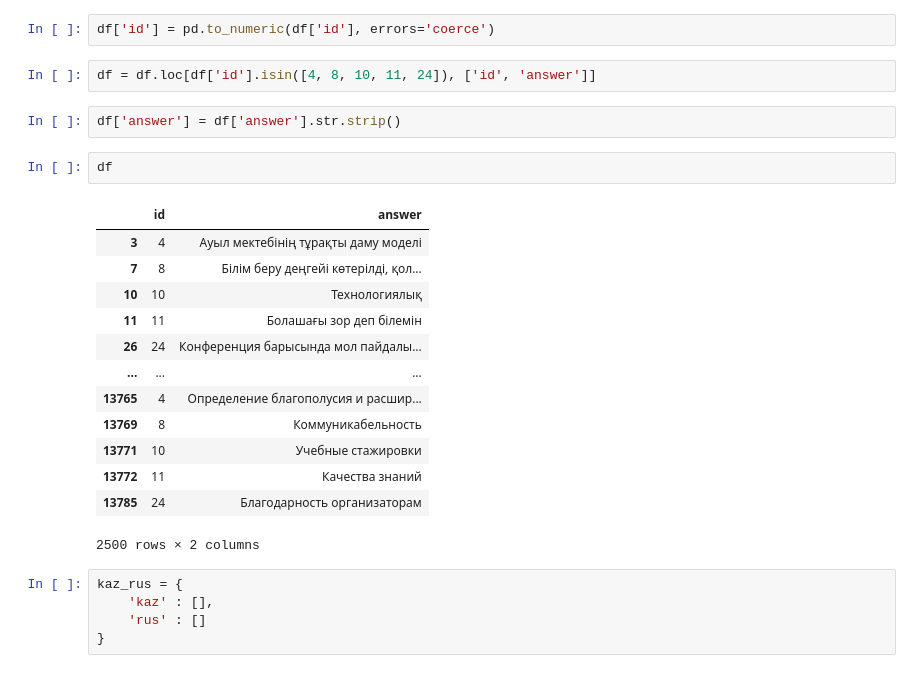
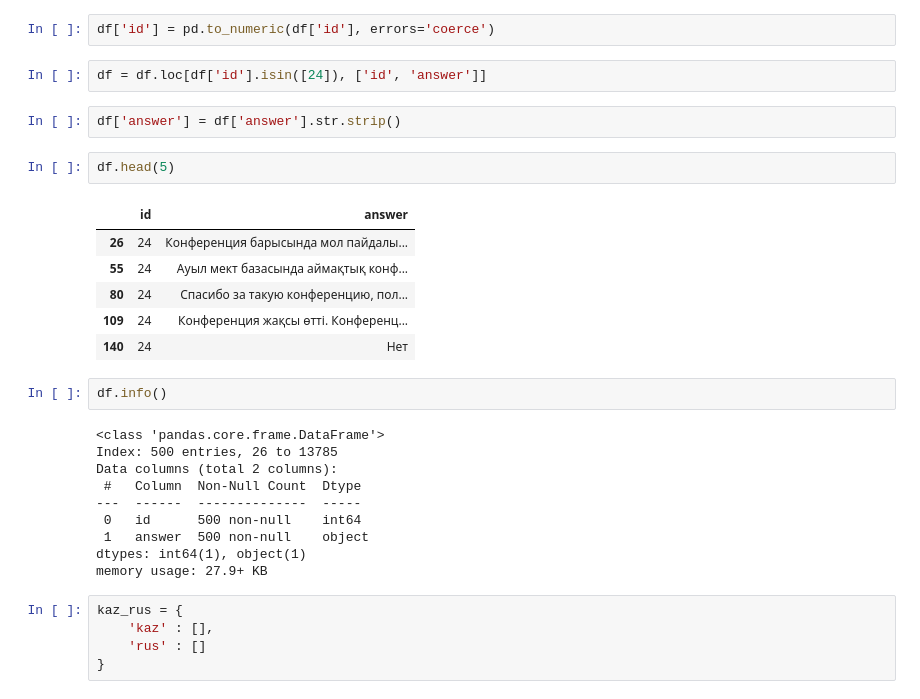
Before and after one commit to rkasseno/wordcloud, a Jupyter notebook: wordcloud.ipynb, the cells around one changed output. Saved outputs shown, nothing was run; the diff lists cells and outputs as text.

```diff
--- a/wordcloud.ipynb
+++ b/wordcloud.ipynb
@@ -13,25 +26,30 @@ df.rename(columns={'Ответ' : 'answer'}, inplace=True)
 # %%
 df['id'] = pd.to_numeric(df['id'], errors='coerce')
 # %%
-df = df.loc[df['id'].isin([4, 8, 10, 11, 24]), ['id', 'answer']]
+df = df.loc[df['id'].isin([24]), ['id', 'answer']]
 # %%
 df['answer'] = df['answer'].str.strip()
+# %%
+df.head(5)
+# %% [output]
+|  | id | answer |
+| 26 | 24 | Конференция барысында мол пайдалы... |
+| 55 | 24 | Ауыл мект базасында аймақтық конф... |
+| 80 | 24 | Спасибо за такую конференцию, пол... |
+| 109 | 24 | Конференция жақсы өтті. Конференц... |
+| 140 | 24 | Нет |
 # %%
-df
+df.info()
 # %% [output]
-|  | id | answer |
-| 3 | 4 | Ауыл мектебінің тұрақты даму моделі |
-| 7 | 8 | Білім беру деңгейі көтерілді, қол... |
-| 10 | 10 | Технологиялық |
-| 11 | 11 | Болашағы зор деп білемін |
-| 26 | 24 | Конференция барысында мол пайдалы... |
-| ... | ... | ... |
-| 13765 | 4 | Определение благополусия и расшир... |
-| 13769 | 8 | Коммуникабельность |
-| 13771 | 10 | Учебные стажировки |
-| 13772 | 11 | Качества знаний |
-| 13785 | 24 | Благодарность организаторам |
-2500 rows × 2 columns
+<class 'pandas.core.frame.DataFrame'>
+Index: 500 entries, 26 to 13785
+Data columns (total 2 columns):
+ #   Column  Non-Null Count  Dtype
+---  ------  --------------  -----
+ 0   id      500 non-null    int64
+ 1   answer  500 non-null    object
+dtypes: int64(1), object(1)
+memory usage: 27.9+ KB
 # %%
 kaz_rus = {
     'kaz' : [],
```
Also changed, not shown: parts of 7 cells of this notebook.
